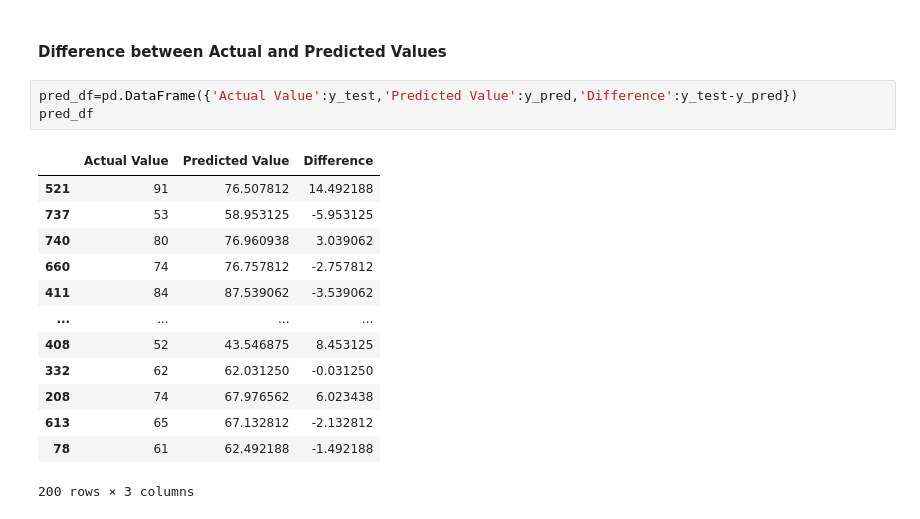
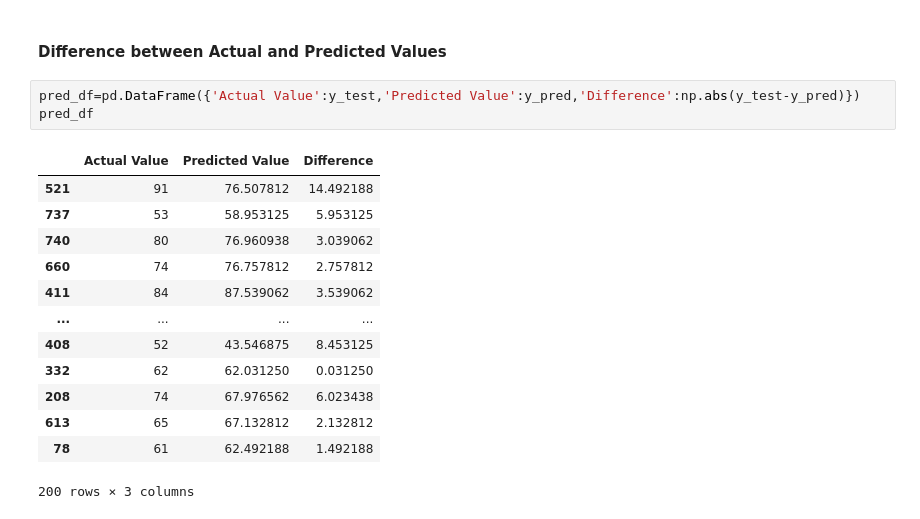
Before and after one commit to meeyth/ml-project, a Jupyter notebook: notebook/MODEL_TRAINING.ipynb, the cells around one changed output. Drawn from its saved outputs; the diff is of its cells as text.

```diff
--- a/notebook/MODEL_TRAINING.ipynb
+++ b/notebook/MODEL_TRAINING.ipynb
@@ -257,19 +257,19 @@ sns.regplot(x=y_test,y=y_pred,ci=None,color ='red');
 # %% [markdown]
 #### Difference between Actual and Predicted Values
 # %%
-pred_df=pd.DataFrame({'Actual Value':y_test,'Predicted Value':y_pred,'Difference':y_test-y_pred})
+pred_df=pd.DataFrame({'Actual Value':y_test,'Predicted Value':y_pred,'Difference':np.abs(y_test-y_pred)})
 pred_df
 # %% [output]
 |  | Actual Value | Predicted Value | Difference |
 | 521 | 91 | 76.507812 | 14.492188 |
-| 737 | 53 | 58.953125 | -5.953125 |
+| 737 | 53 | 58.953125 | 5.953125 |
 | 740 | 80 | 76.960938 | 3.039062 |
-| 660 | 74 | 76.757812 | -2.757812 |
-| 411 | 84 | 87.539062 | -3.539062 |
+| 660 | 74 | 76.757812 | 2.757812 |
+| 411 | 84 | 87.539062 | 3.539062 |
 | ... | ... | ... | ... |
 | 408 | 52 | 43.546875 | 8.453125 |
-| 332 | 62 | 62.031250 | -0.031250 |
+| 332 | 62 | 62.031250 | 0.031250 |
 | 208 | 74 | 67.976562 | 6.023438 |
-| 613 | 65 | 67.132812 | -2.132812 |
-| 78 | 61 | 62.492188 | -1.492188 |
+| 613 | 65 | 67.132812 | 2.132812 |
+| 78 | 61 | 62.492188 | 1.492188 |
 200 rows × 3 columns
```
Also changed, not shown: 5 other files.
